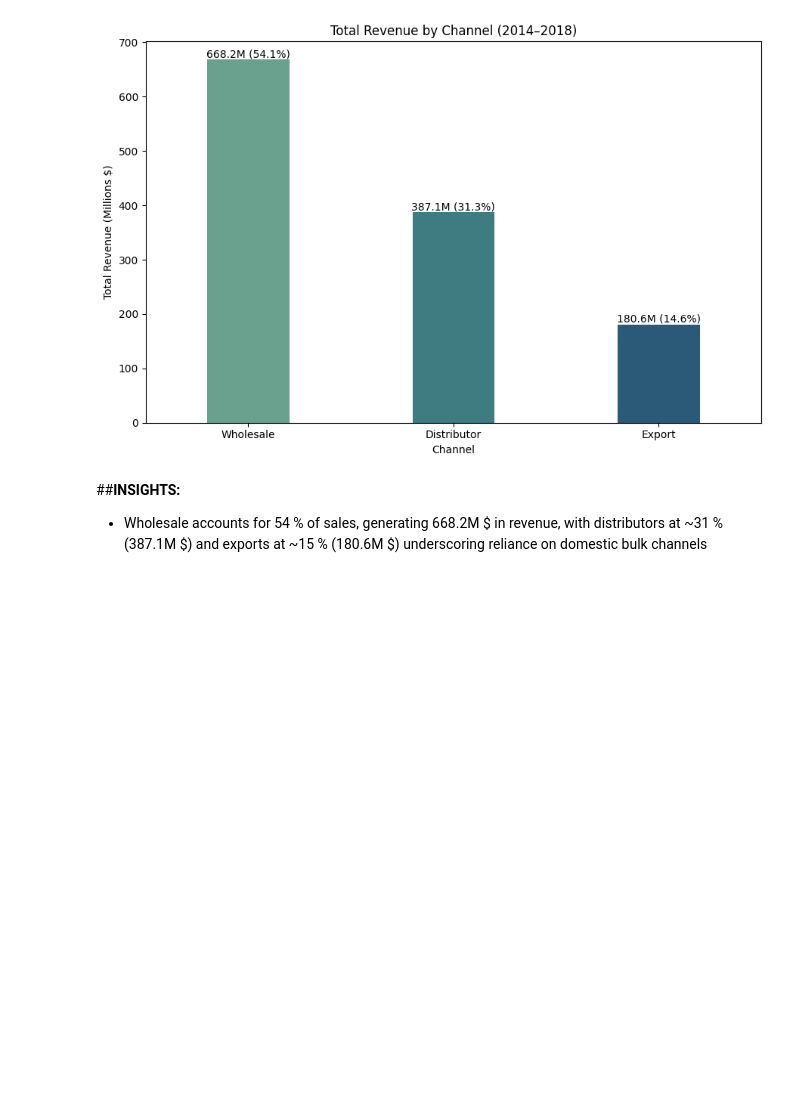
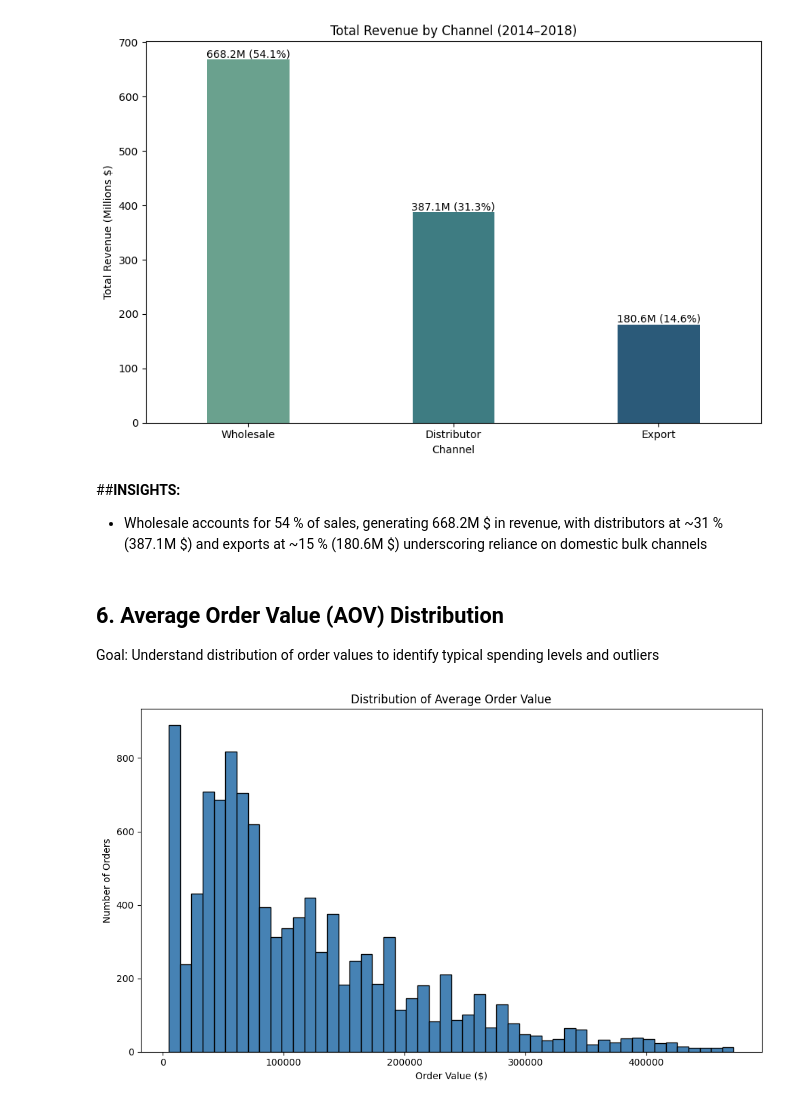
Before and after one commit to chinguyen19/Sales-Analysis, a Jupyter notebook: Sales_analysis(Regional).ipynb, the cells around one changed output. Saved outputs shown, nothing was run; the diff lists cells and outputs as text; code cells hidden in the pictures; blank space fills up the shorter version.

```diff
--- a/Sales_analysis(Regional).ipynb
+++ b/Sales_analysis(Regional).ipynb
@@ -510,3 +510,21 @@ Passing `palette` without assigning `hue` is deprecated and will be removed in v
 # %% [markdown]
 ##**INSIGHTS:**
 * Wholesale accounts for 54 % of sales, generating 668.2M \$ in revenue, with distributors at ~31 % (387.1M \$) and exports at ~15 % (180.6M \$) underscoring reliance on domestic bulk channels
+# %% [markdown]
+## **6. Average Order Value (AOV) Distribution**
+Goal: Understand distribution of order values to identify typical spending levels and outliers
+# %%
+blue='#4682B4'
+# %%
+# Calculate the total revenue for each order to get the Order Value
+aov = df.groupby('order_number')['revenue'].sum()
+
+plt.figure(figsize=(10,6))
+plt.hist (aov, bins=50, color=blue, edgecolor='black')
+plt.title('Distribution of Average Order Value')
+plt.xlabel('Order Value ($)')
+plt.ylabel('Number of Orders')
+plt.tight_layout()
+plt.show()
+# %% [output]
+[figure, added]
```
Also changed, not shown: parts of 1 cell of this notebook.
